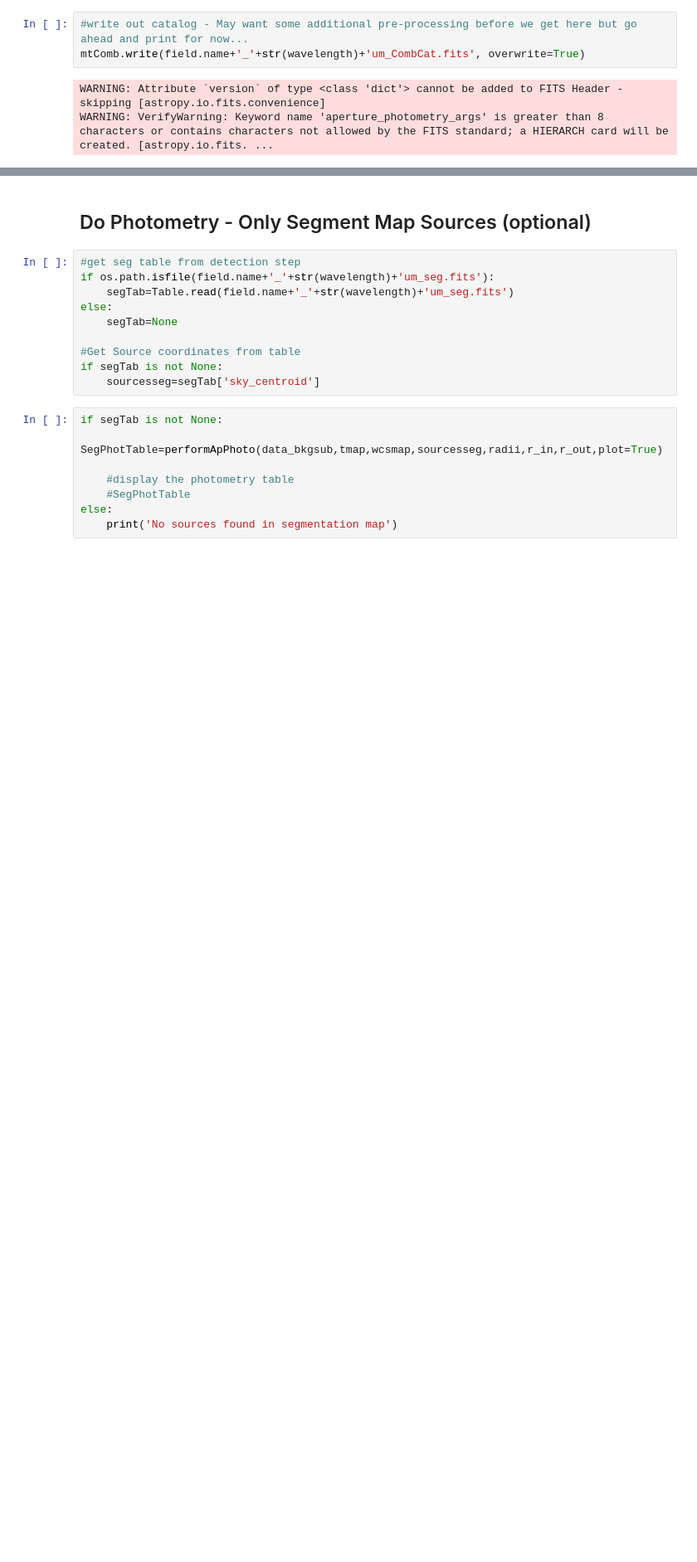
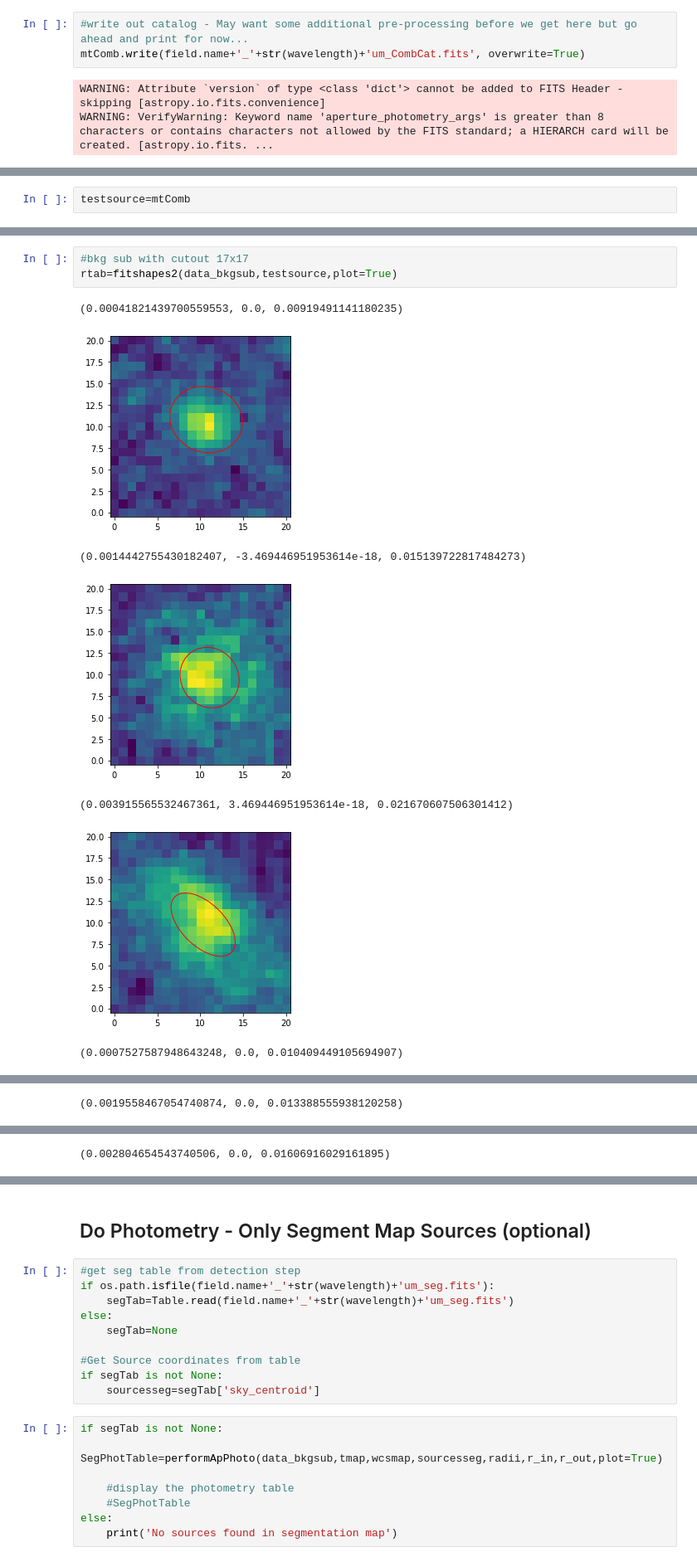
Before and after one commit to mjhankins/SFGCphotcode, a Jupyter notebook: SourceCatalog_ApPhot.ipynb, the cells around one changed output, grey strips where cells are left out. Shown at 83% size. Drawn from its saved outputs; the diff is of its cells as text; blank space fills up the shorter version.

```diff
--- a/SourceCatalog_ApPhot.ipynb
+++ b/SourceCatalog_ApPhot.ipynb
@@ -360,0 +456,2 @@ WARNING: VerifyWarning: Keyword name 'aperture_photometry_args' is greater than
+# %%
+testsource=mtComb
@@ -360,0 +481,11 @@ WARNING: VerifyWarning: Keyword name 'aperture_photometry_args' is greater than
+# %%
+#bkg sub with cutout 17x17
+rtab=fitshapes2(data_bkgsub,testsource,plot=True)
+# %% [output]
+(0.00041821439700559553, 0.0, 0.00919491141180235)
+[figure, added]
+(0.0014442755430182407, -3.469446951953614e-18, 0.015139722817484273)
+[figure, added]
+(0.003915565532467361, 3.469446951953614e-18, 0.021670607506301412)
+[figure, added]
+(0.0007527587948643248, 0.0, 0.010409449105694907)
@@ -360,0 +493 @@ WARNING: VerifyWarning: Keyword name 'aperture_photometry_args' is greater than
+(0.0019558467054740874, 0.0, 0.013388555938120258)
@@ -360,0 +495 @@ WARNING: VerifyWarning: Keyword name 'aperture_photometry_args' is greater than
+(0.002804654543740506, 0.0, 0.01606916029161895)
```
Also changed, not shown: parts of 14 cells of this notebook, 1 other file.
